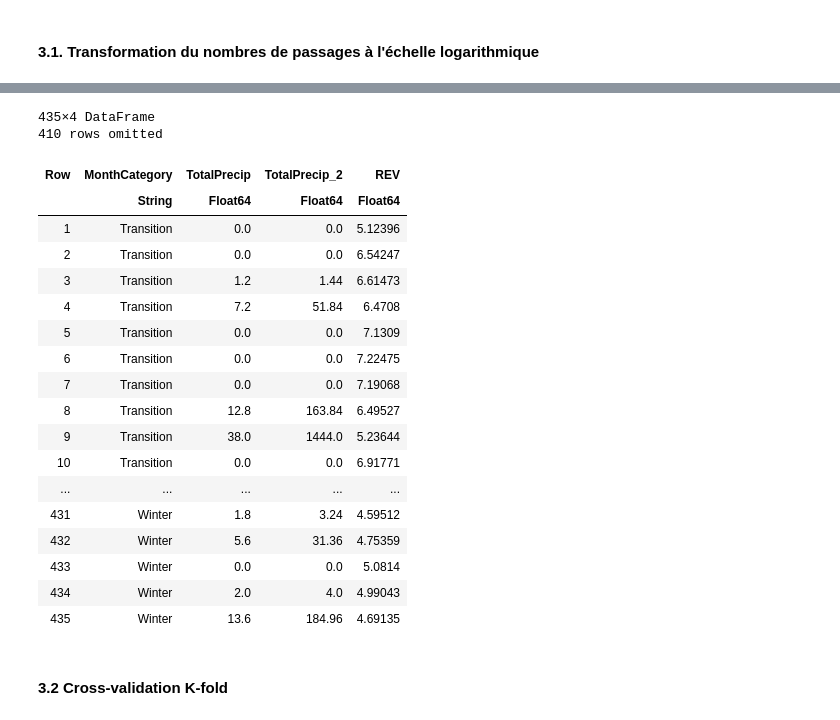
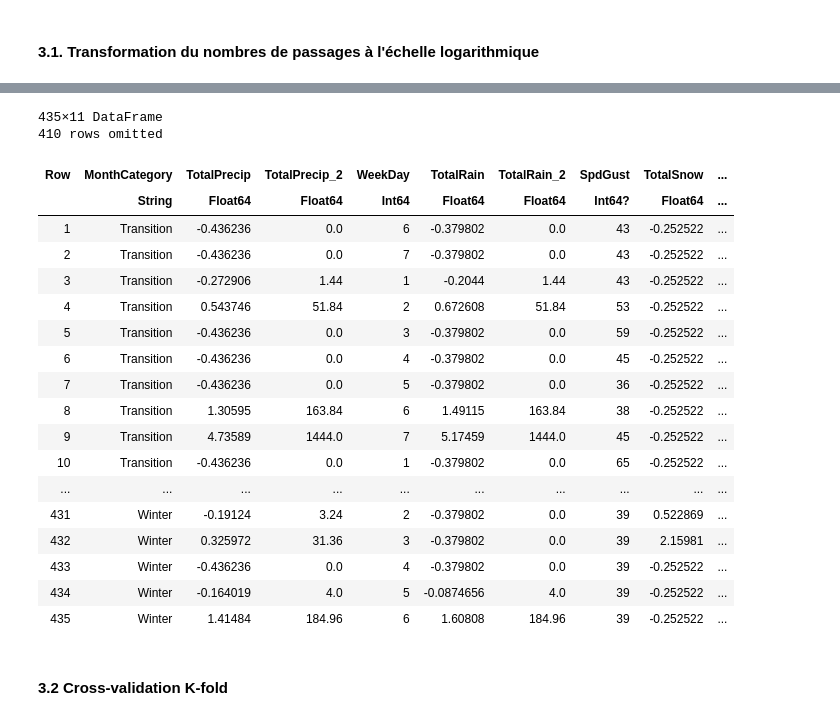
Before and after one commit to Benfou21/REV_prediction, a Jupyter notebook: projet_A2023.ipynb, the cells around one changed output, grey strips where cells are left out. Drawn from its saved outputs; the diff is of its cells as text; code cells hidden in the pictures.

```diff
--- a/projet_A2023.ipynb
+++ b/projet_A2023.ipynb
@@ -247,10 +247,17 @@ Pour cet exemple simple, on n'utilise que la température moyenne pour prédire
 #### 3.1. Transformation du nombres de passages à l'échelle logarithmique
 # %%
 data = deepcopy(train)
-# count(ismissing.(data.MinTemp))
-# coalesceWithPrevious!(data.MinTemp)
+count(ismissing.(data.TotalRain))
+coalesceWithPrevious!(data.TotalRain)
+count(ismissing.(data.SpdGust))
+coalesceWithPrevious!(data.SpdGust)
+count(ismissing.(data.TotalSnow))
+coalesceWithPrevious!(data.TotalSnow)
+count(ismissing.(data.MeanTemp))
+coalesceWithPrevious!(data.MeanTemp)
 data[!,:TotalPrecip_2] = data[!,:TotalPrecip].^2
+data[!,:TotalRain_2] = data[!,:TotalRain].^2
 #data[!,:MinTemp_2] = data[!,:MinTemp].^2
-data[!,:REV] = log.(train.REV)
+data[!,:REV] = train.REV
 first(data,5)
 # %% [output]
@@ -264,0 +274,18 @@ first(data,5)
+# %%
+function standardize_columns!(df::DataFrame, colnames::Vector{Symbol})
+    for colname in colnames
+        col = df[!, colname]
+        mean_val = mean(skipmissing(col))
+        std_val = std(skipmissing(col))
+        df[!, colname] = (col .- mean_val) ./ std_val
+    end
+end
+standardize_columns!(data, [:MeanTemp, :TotalRain, :TotalPrecip,:TotalSnow])
+# One Hot
+function create_dummy_variables(df::DataFrame, column_name::Symbol)
+    unique_values = unique(getproperty(df, column_name))
+    dummy_vars = select(df, [column_name => ByRow(isequal(v)) => Symbol(v) for v in unique_values])
+    return hcat(df, dummy_vars)
+end
+data = create_dummy_variables(data, :MonthCategory)
+data = create_dummy_variables(data, :WeekDay)
@@ -265,29 +313,29 @@ first(data,5)
 # %%
-features = [:MonthCategory, :TotalPrecip, :TotalPrecip_2]  # Variables explicatives
+features = [:MonthCategory, :TotalPrecip, :TotalPrecip_2, :WeekDay, :TotalRain, :TotalRain_2, :SpdGust, :TotalSnow, :MeanTemp, :Month]  # Variables explicatives
 target = :REV                              # Variable cible
 # definition du train_set
 train_set = data[:, [features..., target]]
 # %% [output]
-435×4 DataFrame
+435×11 DataFrame
 410 rows omitted
-| Row | MonthCategory | TotalPrecip | TotalPrecip_2 | REV |
-|  | String | Float64 | Float64 | Float64 |
-| 1 | Transition | 0.0 | 0.0 | 5.12396 |
-| 2 | Transition | 0.0 | 0.0 | 6.54247 |
-| 3 | Transition | 1.2 | 1.44 | 6.61473 |
-| 4 | Transition | 7.2 | 51.84 | 6.4708 |
-| 5 | Transition | 0.0 | 0.0 | 7.1309 |
-| 6 | Transition | 0.0 | 0.0 | 7.22475 |
-| 7 | Transition | 0.0 | 0.0 | 7.19068 |
-| 8 | Transition | 12.8 | 163.84 | 6.49527 |
-| 9 | Transition | 38.0 | 1444.0 | 5.23644 |
-| 10 | Transition | 0.0 | 0.0 | 6.91771 |
-| ... | ... | ... | ... | ... |
-| 431 | Winter | 1.8 | 3.24 | 4.59512 |
-| 432 | Winter | 5.6 | 31.36 | 4.75359 |
-| 433 | Winter | 0.0 | 0.0 | 5.0814 |
-| 434 | Winter | 2.0 | 4.0 | 4.99043 |
-| 435 | Winter | 13.6 | 184.96 | 4.69135 |
+| Row | MonthCategory | TotalPrecip | TotalPrecip_2 | WeekDay | TotalRain | TotalRain_2 | SpdGust | TotalSnow | ... |
+|  | String | Float64 | Float64 | Int64 | Float64 | Float64 | Int64? | Float64 | ... |
+| 1 | Transition | -0.436236 | 0.0 | 6 | -0.379802 | 0.0 | 43 | -0.252522 | ... |
+| 2 | Transition | -0.436236 | 0.0 | 7 | -0.379802 | 0.0 | 43 | -0.252522 | ... |
+| 3 | Transition | -0.272906 | 1.44 | 1 | -0.2044 | 1.44 | 43 | -0.252522 | ... |
+| 4 | Transition | 0.543746 | 51.84 | 2 | 0.672608 | 51.84 | 53 | -0.252522 | ... |
+| 5 | Transition | -0.436236 | 0.0 | 3 | -0.379802 | 0.0 | 59 | -0.252522 | ... |
+| 6 | Transition | -0.436236 | 0.0 | 4 | -0.379802 | 0.0 | 45 | -0.252522 | ... |
+| 7 | Transition | -0.436236 | 0.0 | 5 | -0.379802 | 0.0 | 36 | -0.252522 | ... |
+| 8 | Transition | 1.30595 | 163.84 | 6 | 1.49115 | 163.84 | 38 | -0.252522 | ... |
+| 9 | Transition | 4.73589 | 1444.0 | 7 | 5.17459 | 1444.0 | 45 | -0.252522 | ... |
+| 10 | Transition | -0.436236 | 0.0 | 1 | -0.379802 | 0.0 | 65 | -0.252522 | ... |
+| ... | ... | ... | ... | ... | ... | ... | ... | ... | ... |
+| 431 | Winter | -0.19124 | 3.24 | 2 | -0.379802 | 0.0 | 39 | 0.522869 | ... |
+| 432 | Winter | 0.325972 | 31.36 | 3 | -0.379802 | 0.0 | 39 | 2.15981 | ... |
+| 433 | Winter | -0.436236 | 0.0 | 4 | -0.379802 | 0.0 | 39 | -0.252522 | ... |
+| 434 | Winter | -0.164019 | 4.0 | 5 | -0.0874656 | 4.0 | 39 | -0.252522 | ... |
+| 435 | Winter | 1.41484 | 184.96 | 6 | 1.60808 | 184.96 | 39 | -0.252522 | ... |
 # %% [markdown]
 #### 3.2 Cross-validation K-fold
 # %%
```
Also changed, not shown: parts of 6 cells of this notebook.
